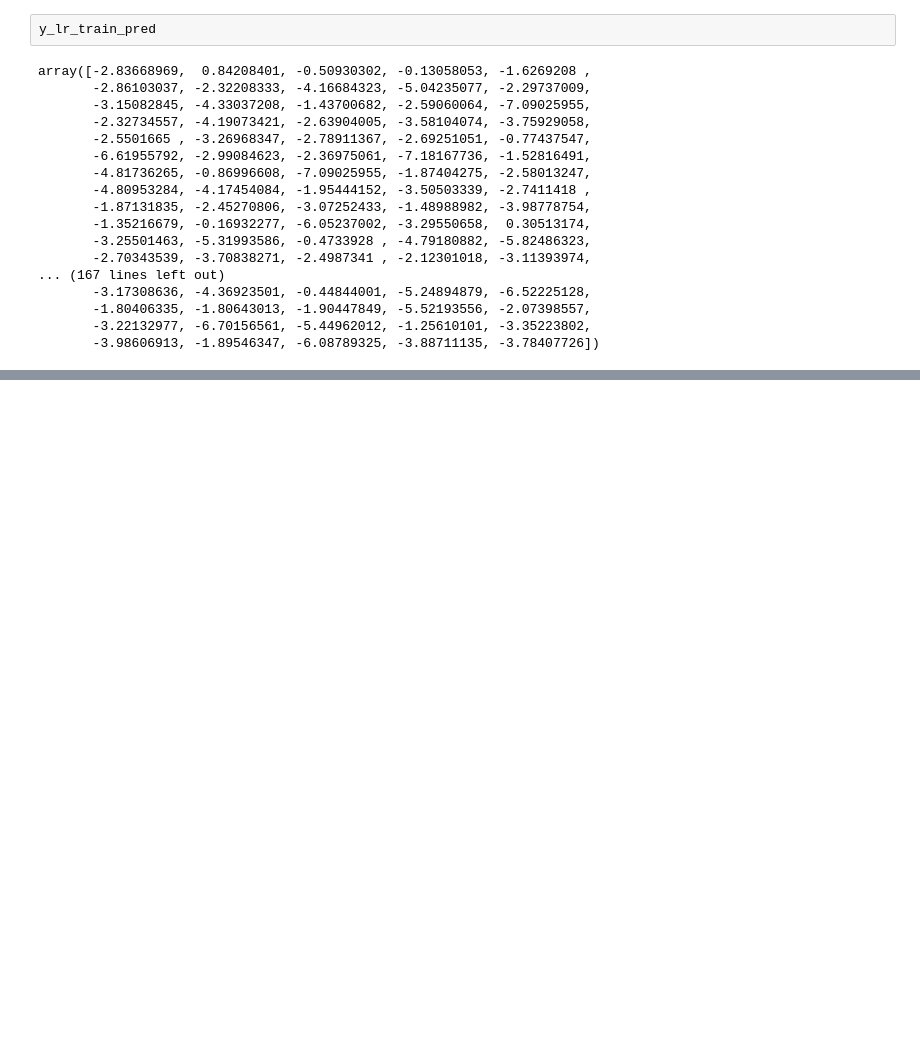
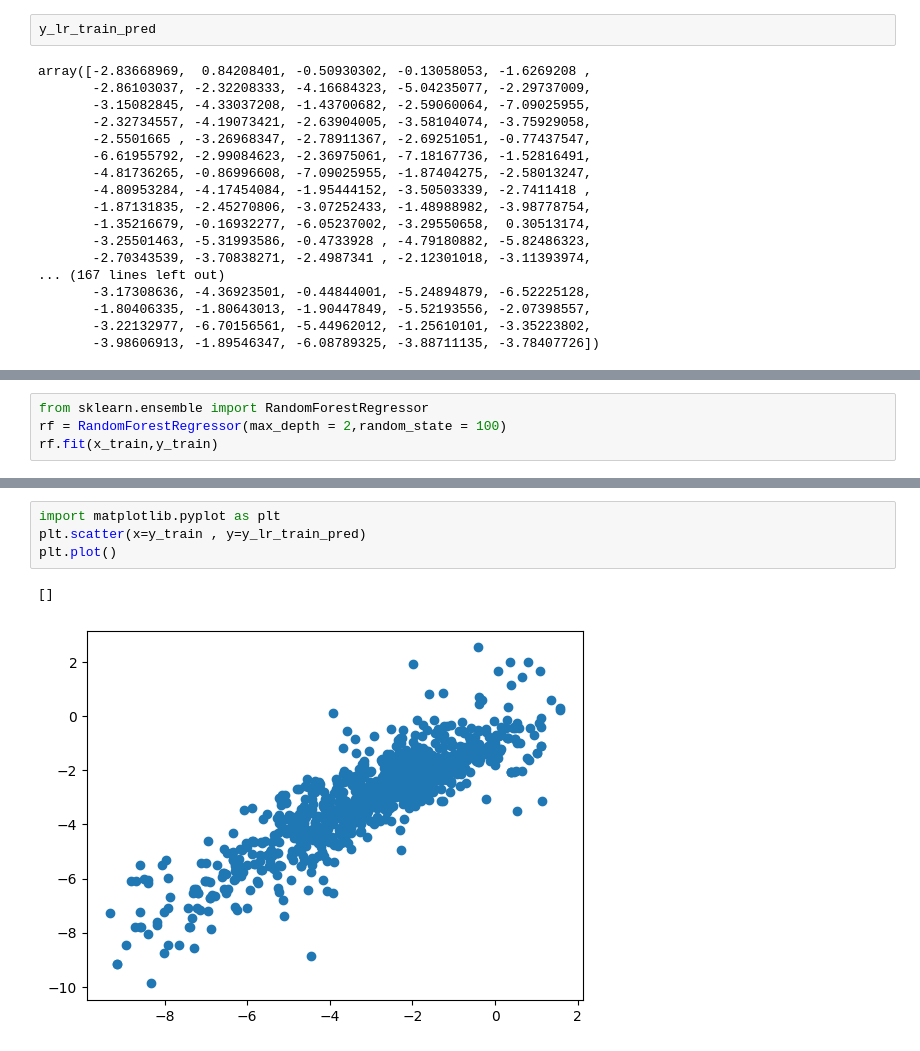
Before and after one commit to rahul2046/MY-FIRST-ML-PROJECT, a Jupyter notebook: MY_FIRST_ML_PROJECT.ipynb, the cells around one changed output, grey strips where cells are left out. Cells and saved outputs as stored; diff of their text form; blank space fills up the shorter version.

```diff
--- a/MY_FIRST_ML_PROJECT.ipynb
+++ b/MY_FIRST_ML_PROJECT.ipynb
@@ -138,0 +177,4 @@ array([-2.83668969,  0.84208401, -0.50930302, -0.13058053, -1.6269208 ,
+# %%
+from sklearn.ensemble import RandomForestRegressor
+rf = RandomForestRegressor(max_depth = 2,random_state = 100)
+rf.fit(x_train,y_train)
@@ -138,0 +204,7 @@ array([-2.83668969,  0.84208401, -0.50930302, -0.13058053, -1.6269208 ,
+# %%
+import matplotlib.pyplot as plt
+plt.scatter(x=y_train , y=y_lr_train_pred)
+plt.plot()
+# %% [output]
+[]
+[figure, added]
```
Also changed, not shown: parts of 20 cells of this notebook.
